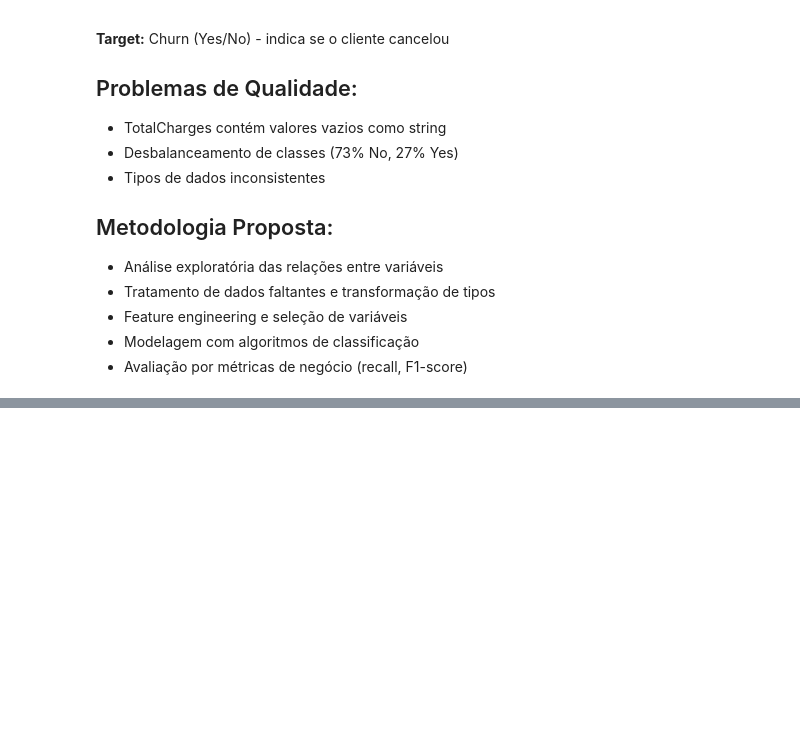
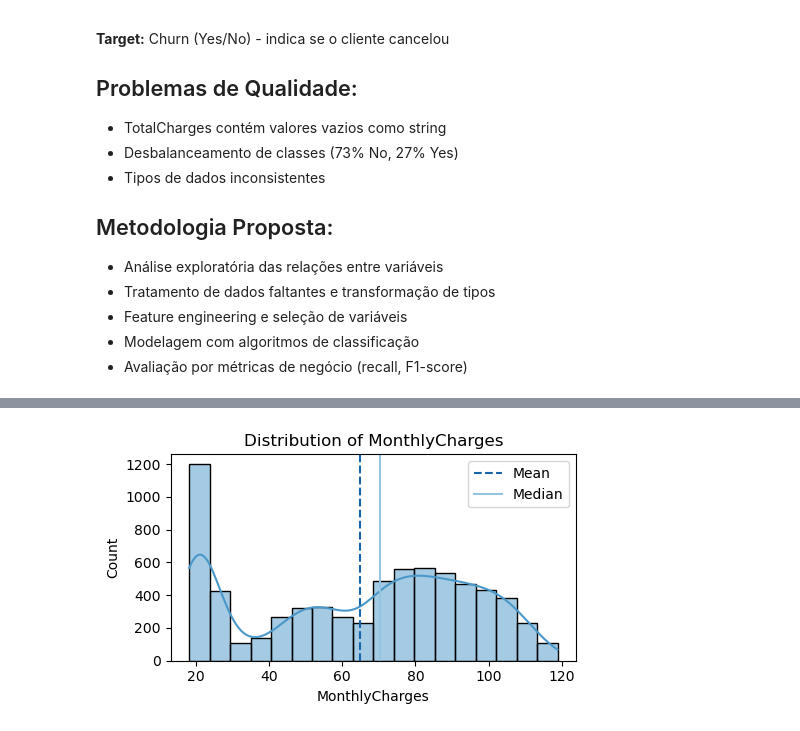
Before and after one commit to Claudenir-Nojosa/ML-Studies, a Jupyter notebook: Projects/customer-churn/customer-churn.ipynb, the cells around one changed output, grey strips where cells are left out. Saved outputs shown, nothing was run; the diff lists cells and outputs as text; code cells hidden in the pictures; blank space fills up the shorter version.

```diff
--- a/Projects/customer-churn/customer-churn.ipynb
+++ b/Projects/customer-churn/customer-churn.ipynb
@@ -49,0 +279,5 @@ from sklearn.metrics import accuracy_score, confusion_matrix, classification_rep
+# %%
+# Distribution of MonthlyCharges
+plot_histogram(df_new, "MonthlyCharges")
+# %% [output]
+[figure, added]
```
Also changed, not shown: parts of 71 cells of this notebook, 5 other files.
